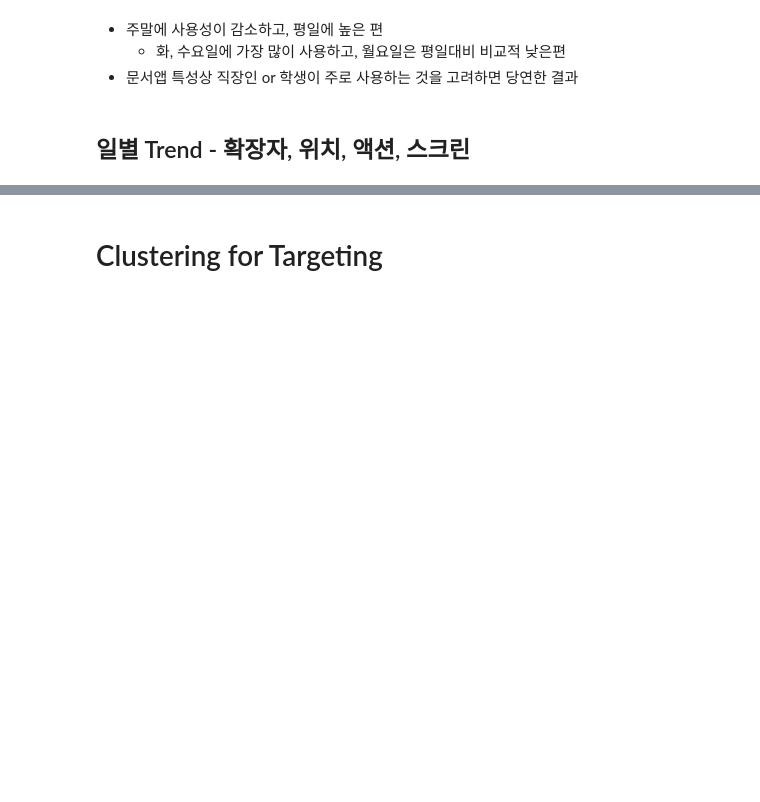
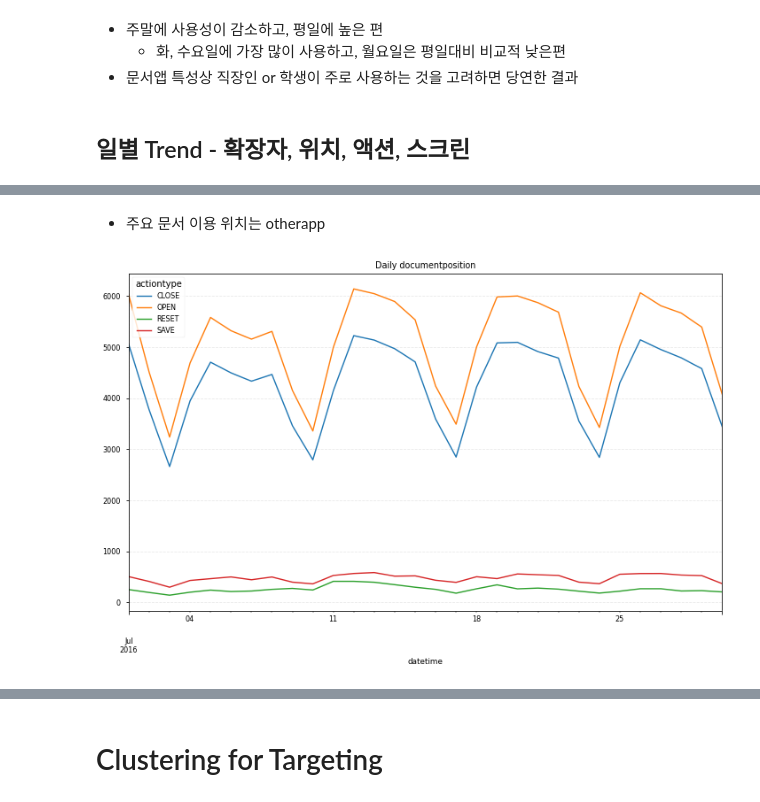
Before and after one commit to soojeong-DA/Data-Analysis_study, a Jupyter notebook: 유저 Funnel 분석을 통한 이탈 구간 개선/Funnel_Analysis.ipynb, the cells around one changed output, grey strips where cells are left out. Cells and saved outputs as stored; diff of their text form; code cells hidden in the pictures; blank space fills up the shorter version.

```diff
--- a/유저 Funnel 분석을 통한 이탈 구간 개선/Funnel_Analysis.ipynb
+++ b/유저 Funnel 분석을 통한 이탈 구간 개선/Funnel_Analysis.ipynb
@@ -381,0 +406,11 @@ plt.show()
+# %% [markdown]
+- 주요 문서 이용 위치는 otherapp
+# %%
+# daily trend by action
+df.groupby(["datetime", "actiontype"]).size().unstack().dropna(axis=1).plot(figsize=(12,7))
+
+plt.title("Daily documentposition")
+plt.grid(color='lightgrey', alpha=0.5, linestyle='--')
+plt.show()
+# %% [output]
+[figure, added]
```
Also changed, not shown: parts of 62 cells of this notebook, 1 other file.
